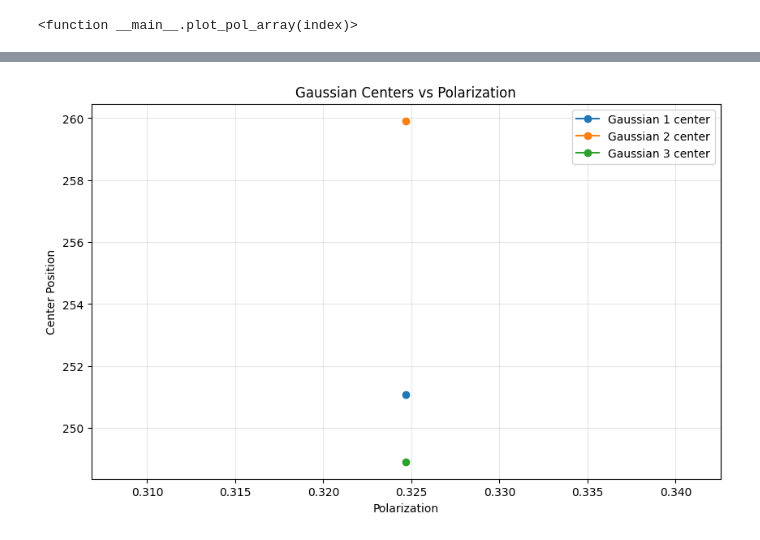
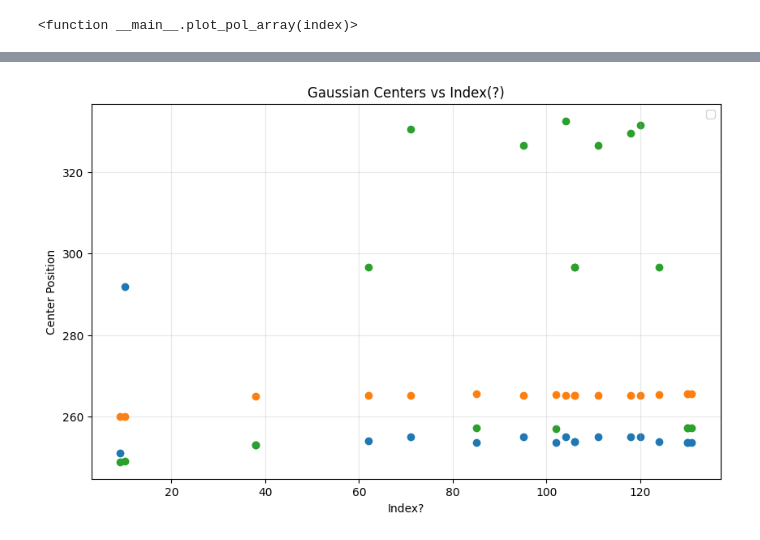
Before and after one commit to evan-toon/DNP, a Jupyter notebook: Proton_Spin_Up.ipynb, the cells around one changed output, grey strips where cells are left out. Saved outputs shown, nothing was run; the diff lists cells and outputs as text; code cells hidden in the pictures.

Commit message:
Add files via upload
Updated plots

```diff
--- a/Proton_Spin_Up.ipynb
+++ b/Proton_Spin_Up.ipynb
@@ -116,18 +105,21 @@ interactive(children=(IntSlider(value=9, description='Row Index:', max=131), Out
 # %%
 # Convert fit results to DataFrame
 fit_df = pd.DataFrame(fit_results)
 
 # How Gaussian center changes with polarization
 plt.figure(figsize=(10,6))
-for i in range(3):
-    centers = fit_df['params'].apply(lambda p: p[i*3+1])
-    plt.plot(fit_df['pol'], centers, 'o-', label = f'Gaussian {i+1} center')
+gauss_cen1 = [x[1] for x in fit_df['params']]
+plt.scatter(fit_df['index'], gauss_cen1)
+gauss_cen2 = [x[4] for x in fit_df['params']]
+plt.scatter(fit_df['index'], gauss_cen2)
+gauss_cen3 = [x[7] for x in fit_df['params']]
+plt.scatter(fit_df['index'], gauss_cen3)
 
-plt.xlabel('Polarization')
+plt.xlabel('Index?')
 plt.ylabel('Center Position')
-plt.title('Gaussian Centers vs Polarization')
+plt.title('Gaussian Centers vs Index(?)')
 plt.grid(True, alpha = 0.3)
 plt.legend()
 plt.show()
 # %% [output]
-[figure, old version]
+[figure, new version]
```
Also changed, not shown: parts of 2 cells of this notebook.
